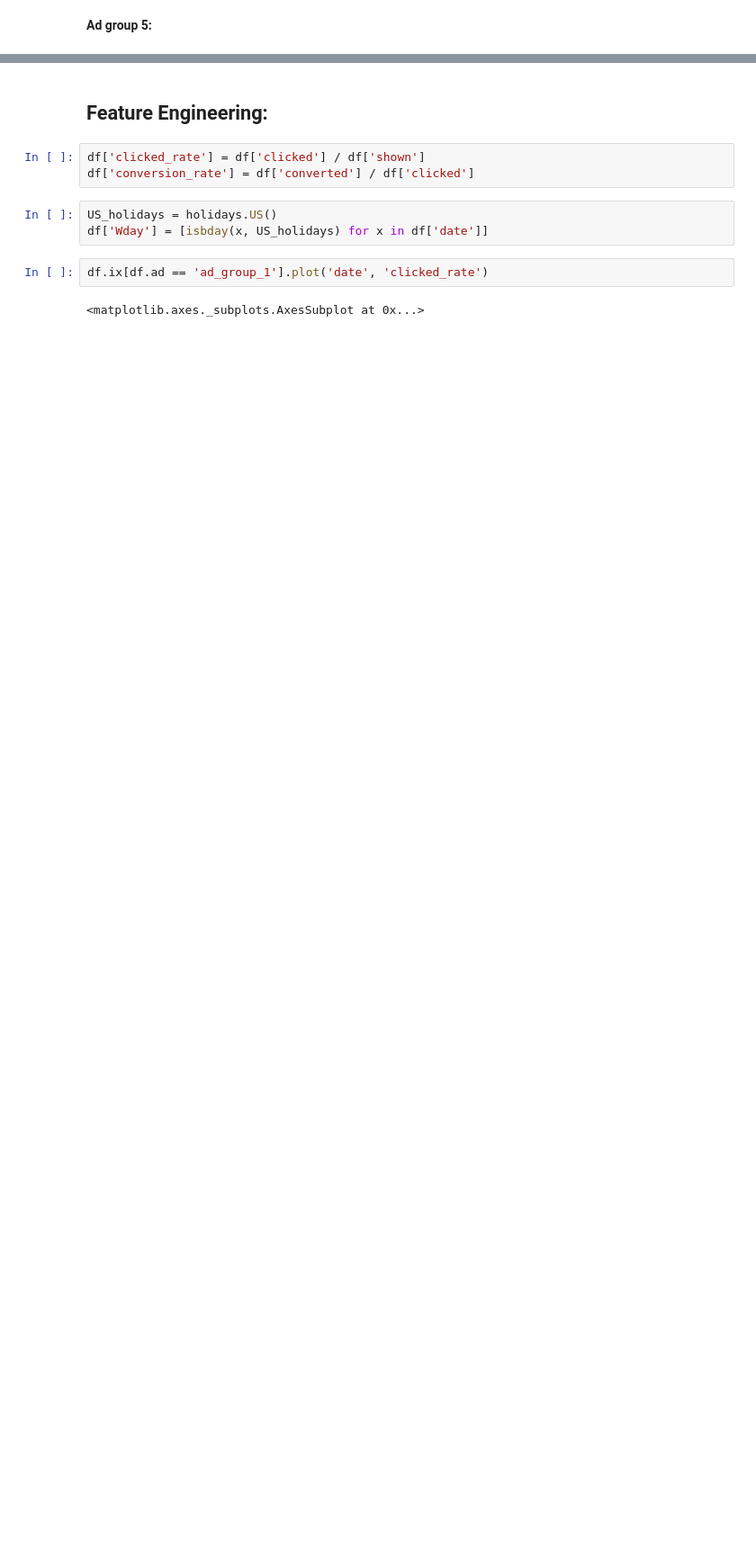
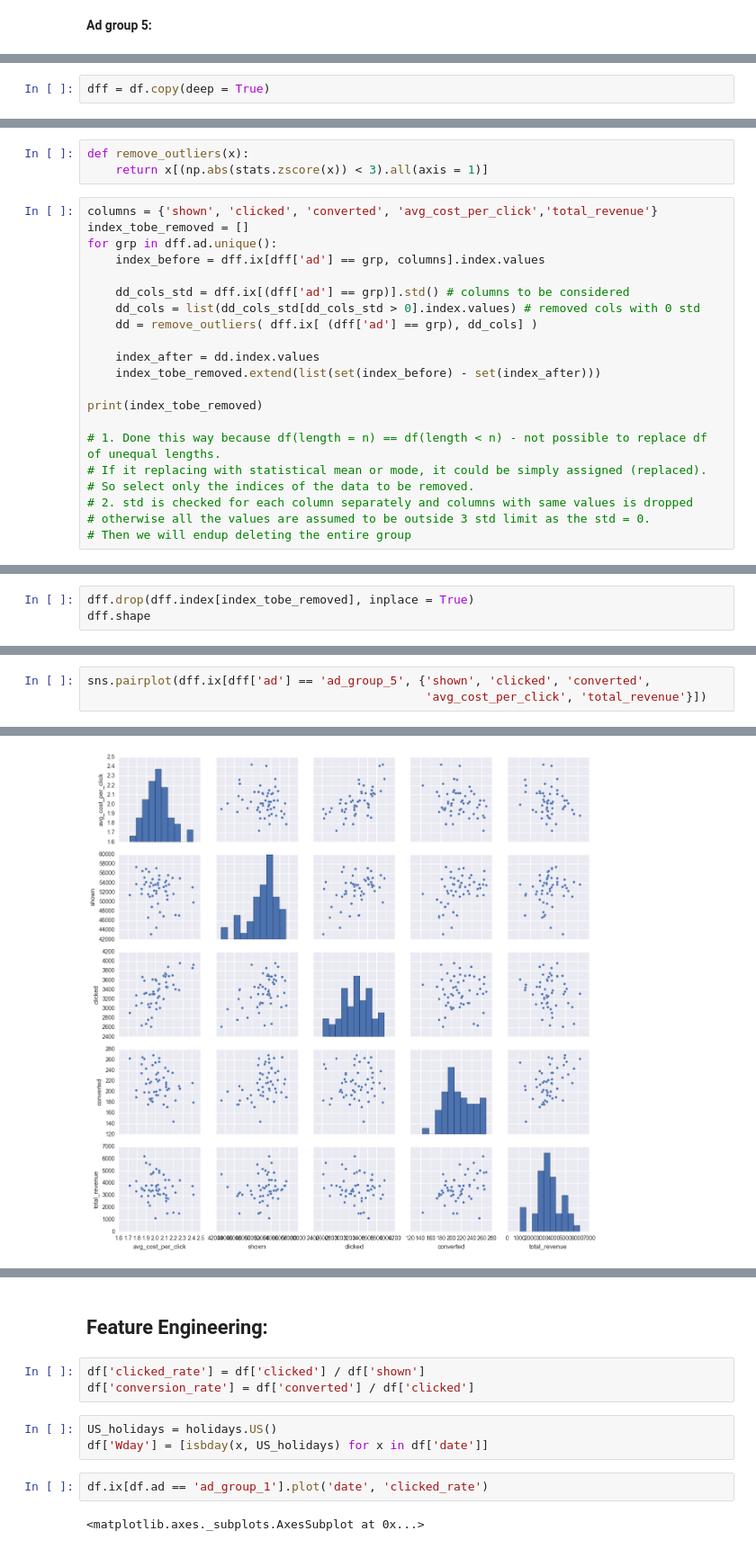
Before and after one commit to pappakrishnan/Ads-Analysis, a Jupyter notebook: Ads Analysis.ipynb, the cells around one changed output, grey strips where cells are left out. Shown at 90% size. Cells and saved outputs as stored; diff of their text form; blank space fills up the shorter version.

```diff
--- a/Ads Analysis.ipynb
+++ b/Ads Analysis.ipynb
@@ -268,0 +319,2 @@ sns.pairplot(df.ix[df['ad'] == 'ad_group_5', {'shown', 'clicked', 'converted', '
+# %%
+dff = df.copy(deep = True)
@@ -268,0 +330,24 @@ sns.pairplot(df.ix[df['ad'] == 'ad_group_5', {'shown', 'clicked', 'converted', '
+# %%
+def remove_outliers(x):
+    return x[(np.abs(stats.zscore(x)) < 3).all(axis = 1)]
+# %%
+columns = {'shown', 'clicked', 'converted', 'avg_cost_per_click','total_revenue'}
+index_tobe_removed = []
+for grp in dff.ad.unique():
+    index_before = dff.ix[dff['ad'] == grp, columns].index.values
+
+    dd_cols_std = dff.ix[(dff['ad'] == grp)].std() # columns to be considered
+    dd_cols = list(dd_cols_std[dd_cols_std > 0].index.values) # removed cols with 0 std
+    dd = remove_outliers( dff.ix[ (dff['ad'] == grp), dd_cols] )
+
+    index_after = dd.index.values
+    index_tobe_removed.extend(list(set(index_before) - set(index_after)))
+
+print(index_tobe_removed)
+
+# 1. Done this way because df(length = n) == df(length < n) - not possible to replace df of unequal lengths.
+# If it replacing with statistical mean or mode, it could be simply assigned (replaced).
+# So select only the indices of the data to be removed.
+# 2. std is checked for each column separately and columns with same values is dropped
+# otherwise all the values are assumed to be outside 3 std limit as the std = 0.
+# Then we will endup deleting the entire group
@@ -268,0 +364,3 @@ sns.pairplot(df.ix[df['ad'] == 'ad_group_5', {'shown', 'clicked', 'converted', '
+# %%
+dff.drop(dff.index[index_tobe_removed], inplace = True)
+dff.shape
@@ -268,0 +373,4 @@ sns.pairplot(df.ix[df['ad'] == 'ad_group_5', {'shown', 'clicked', 'converted', '
+# %%
+sns.pairplot(dff.ix[dff['ad'] == 'ad_group_5', {'shown', 'clicked', 'converted',
+                                                'avg_cost_per_click', 'total_revenue'}])
+# %% [output]
@@ -268,0 +378 @@ sns.pairplot(df.ix[df['ad'] == 'ad_group_5', {'shown', 'clicked', 'converted', '
+[figure, added]
```
Also changed, not shown: parts of 28 cells of this notebook.
